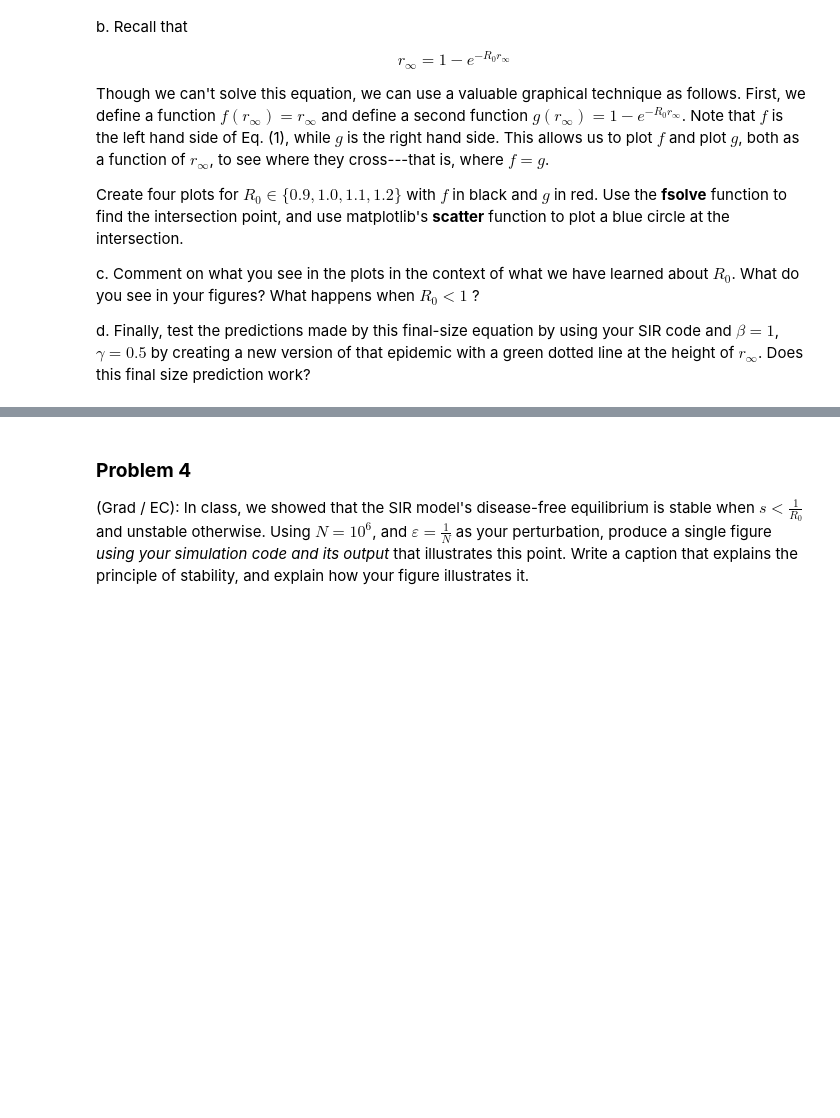
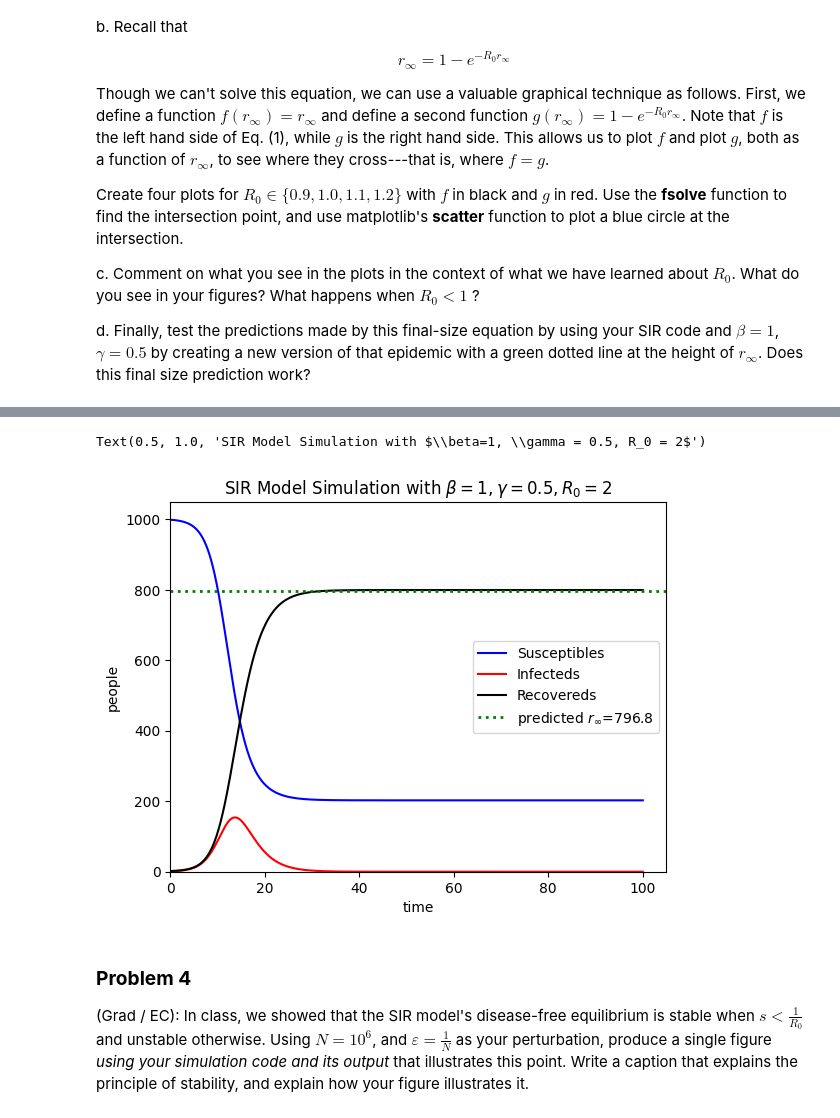
Before and after one commit to mathstud/csci5897, a Jupyter notebook: Homeworks/hw_1.ipynb, the cells around one changed output, grey strips where cells are left out. Cells and saved outputs as stored; diff of their text form; code cells hidden in the pictures; blank space fills up the shorter version.

Commit message:
Add 3b and plot edits

```diff
--- a/Homeworks/hw_1.ipynb
+++ b/Homeworks/hw_1.ipynb
@@ -179,3 +204,37 @@ plt.show()
+# %%
+# Parameters
+beta = 1
+gamma = 0.5
+R0 = beta / gamma # should be 2
+
+def h(r):
+    return r - (1 - np.exp(-R0 * r))
+
+# use fsolve() again
+r_inf_fraction = fsolve(h, 0.5) # inital guess is 0.5 (guess near 0)
+N = 1000
+r_inf_abs = r_inf_fraction * N # convert fraction to absolute number
+
+# SIR(S0,I0,R0, beta, gamma, t_max, stepsize):
+S,I,R,T = SIR(999,1,R0,
+             beta,gamma,100,0.05)
+
+fig, ax = plt.subplots()
+ax.plot(T,S, color = 'b', label='Susceptibles')
+ax.plot(T,I, color = 'r', label='Infecteds')
+ax.plot(T,R, color = 'k', label='Recovereds')
+# Add predicted final size as green dotted line
+ax.axhline(r_inf_abs[0], color='g', linestyle=':', linewidth=2,
+           label=f'predicted $r_\\infty$={r_inf_abs[0]:.1f}')
+ax.set_xlabel('Time')
+ax.set_ylabel('People')
+ax.legend()
+ax.set_ylim(bottom=0)
+ax.set_xlim(left=0)
+ax.set_title(r"SIR Model Simulation with $\beta=1, \gamma = 0.5, R_0 = 2$")
+# %% [output]
+Text(0.5, 1.0, 'SIR Model Simulation with $\\beta=1, \\gamma = 0.5, R_0 = 2$')
+[figure, added]
 # %% [markdown]
 ### **Problem 4**
 (Grad / EC): In class, we showed that the SIR model's disease-free equilibrium is stable when $s<\tfrac{1}{R_0}$ and unstable otherwise. Using $N=10^6$, and $\varepsilon = \frac{1}{N}$ as your perturbation, produce a single figure *using your simulation code and its output* that illustrates this point. Write a caption that explains the principle of stability, and explain how your figure illustrates it.
```
Also changed, not shown: parts of 3 cells of this notebook.
